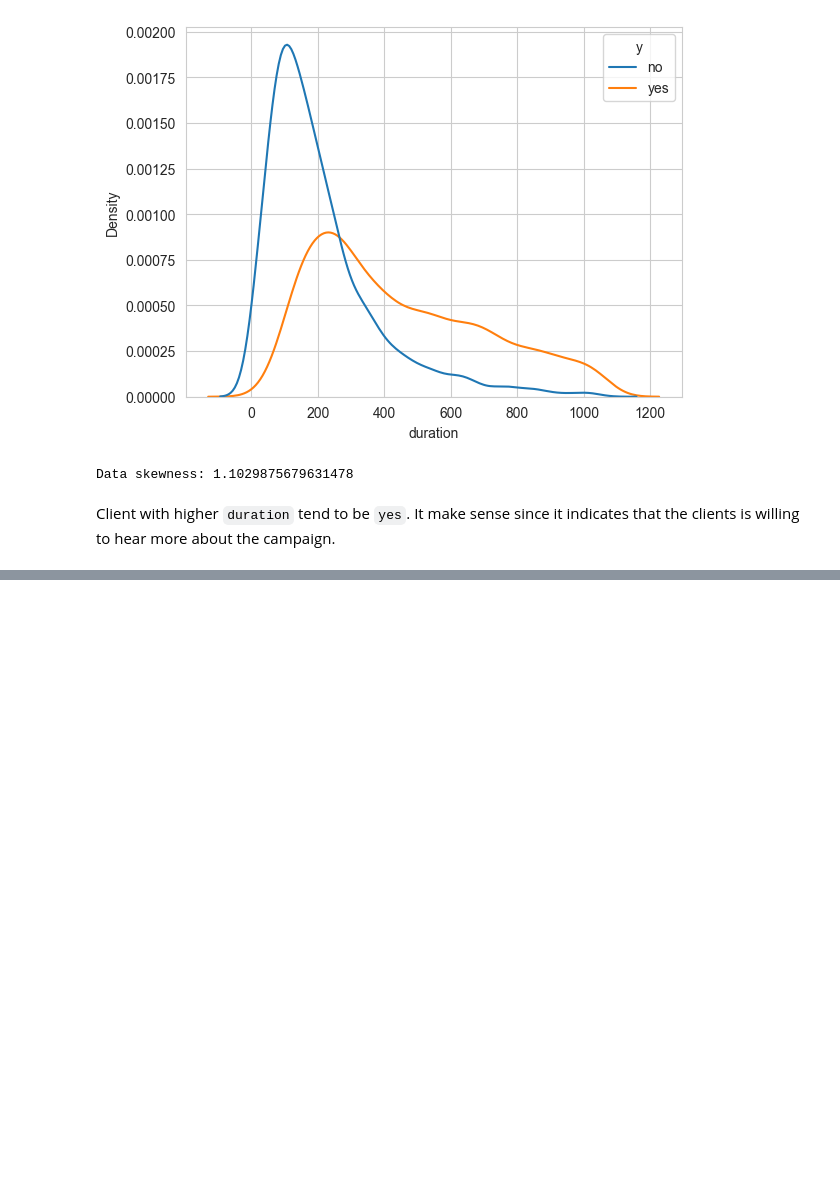
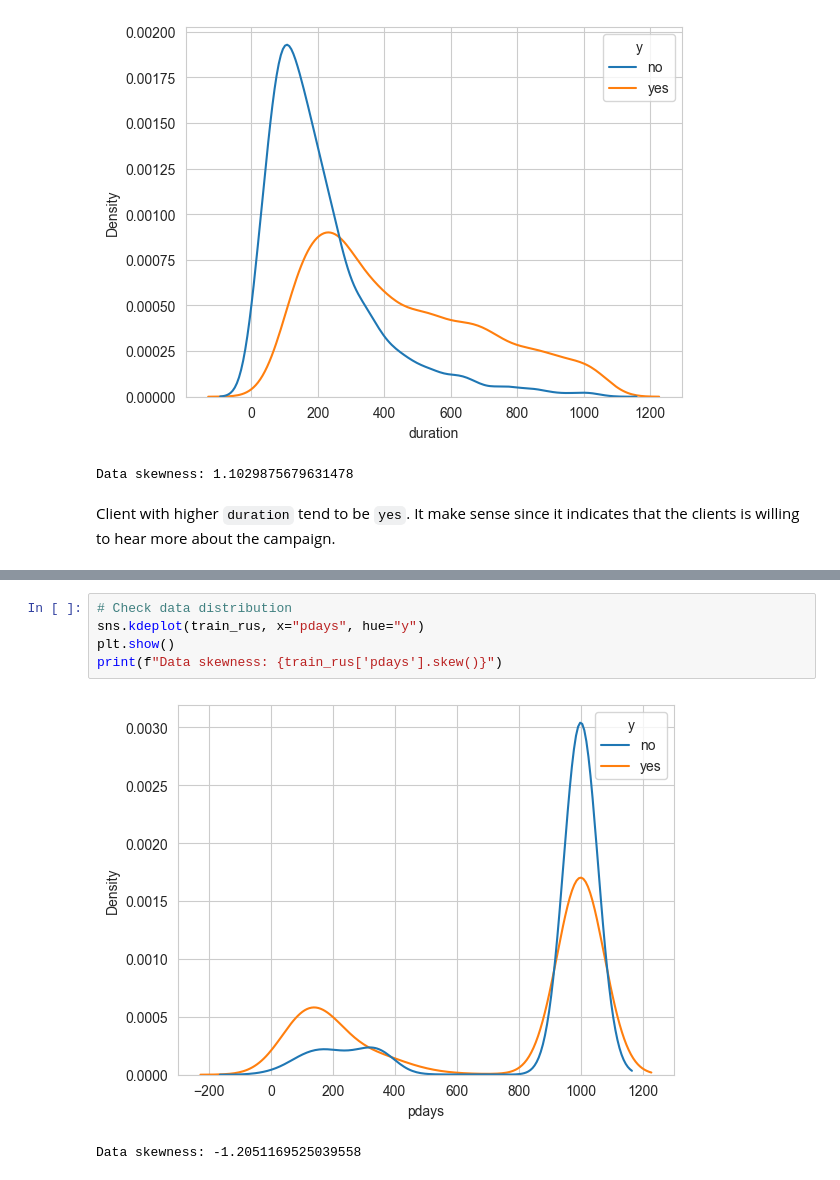
Before and after one commit to carloabimanyu/bank-marketing, a Jupyter notebook: notebooks/notebook.ipynb, the cells around one changed output, grey strips where cells are left out. Saved outputs shown, nothing was run; the diff lists cells and outputs as text; blank space fills up the shorter version.

```diff
--- a/notebooks/notebook.ipynb
+++ b/notebooks/notebook.ipynb
@@ -400,0 +429,8 @@ train.head(2)
+# %%
+# Check data distribution
+sns.kdeplot(train_rus, x="pdays", hue="y")
+plt.show()
+print(f"Data skewness: {train_rus['pdays'].skew()}")
+# %% [output]
+[figure, added]
+Data skewness: -1.2051169525039558
```
Also changed, not shown: parts of 17 cells of this notebook, 2 other files.
